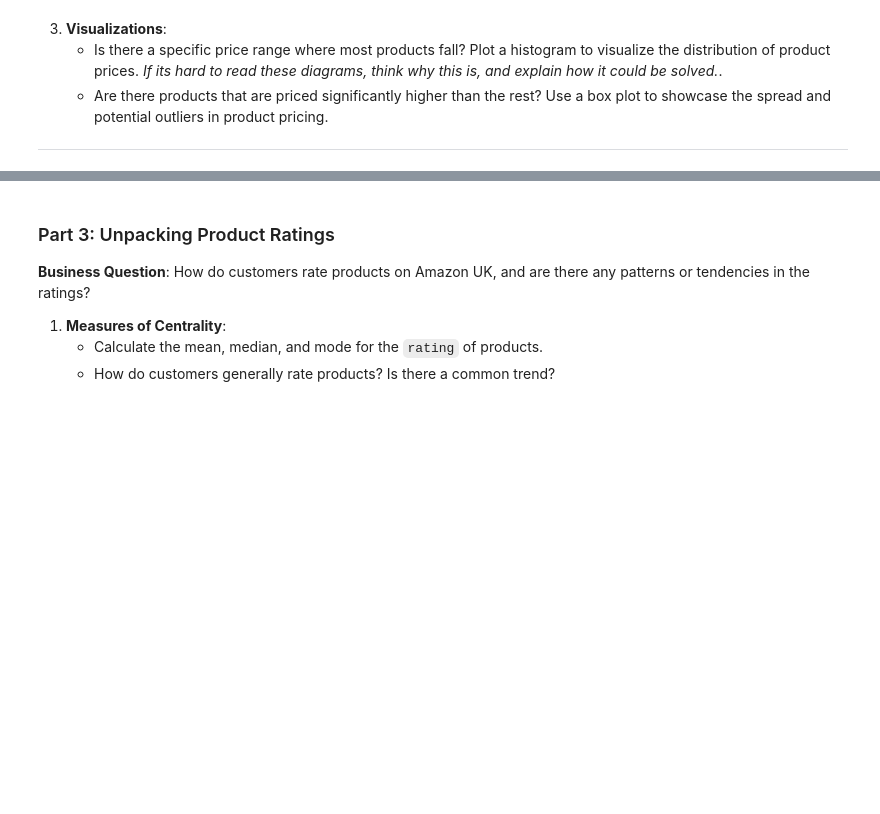
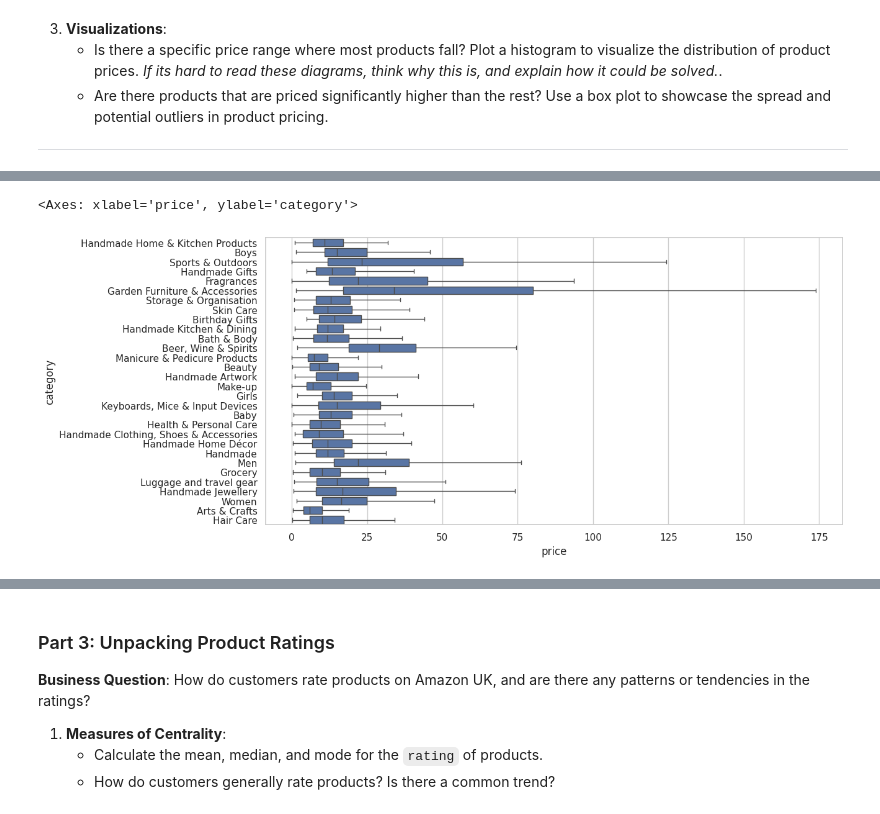
Before and after one commit to data-bootcamp-v4/lab-eda-univariate, a Jupyter notebook: EDA_univariate_analysis_EC.ipynb, the cells around one changed output, grey strips where cells are left out. Cells and saved outputs as stored; diff of their text form; code cells hidden in the pictures; blank space fills up the shorter version.

```diff
--- a/EDA_univariate_analysis_EC.ipynb
+++ b/EDA_univariate_analysis_EC.ipynb
@@ -362 +317,10 @@ plt.show()
+# %%
+n = 30
+top_nCategories = aws_products.category.value_counts().nlargest(n).reset_index().category.tolist()
+aws_products_topn = aws_products[aws_products.category.isin(top_nCategories)]
+# %%
+sns.boxplot(data=aws_products_topn, x="price", y='category', showfliers=False, legend=True)
+# %% [output]
+<Axes: xlabel='price', ylabel='category'>
+[figure, added]
 # %% [markdown]
```
Also changed, not shown: parts of 33 cells of this notebook.
